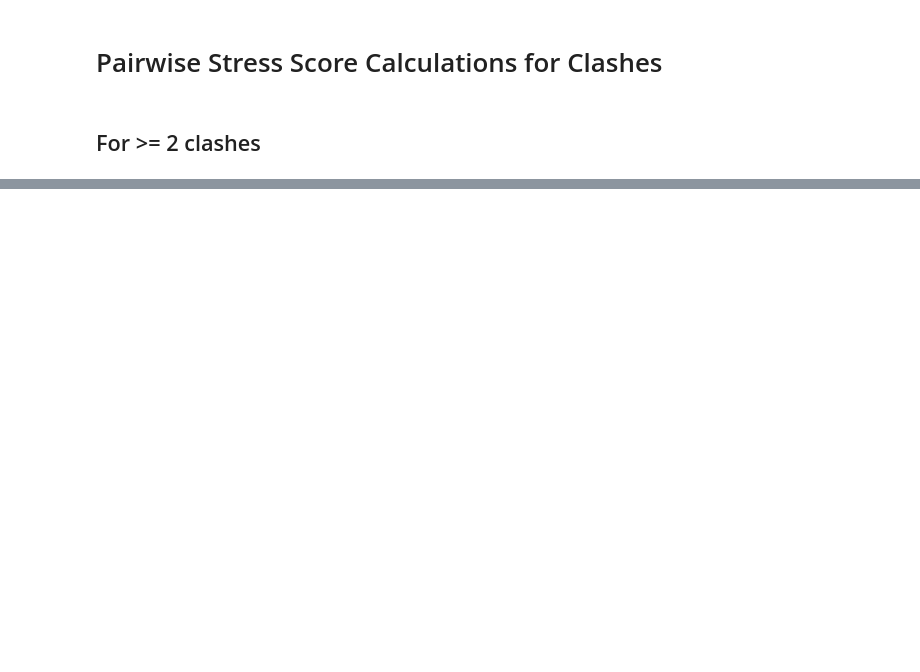
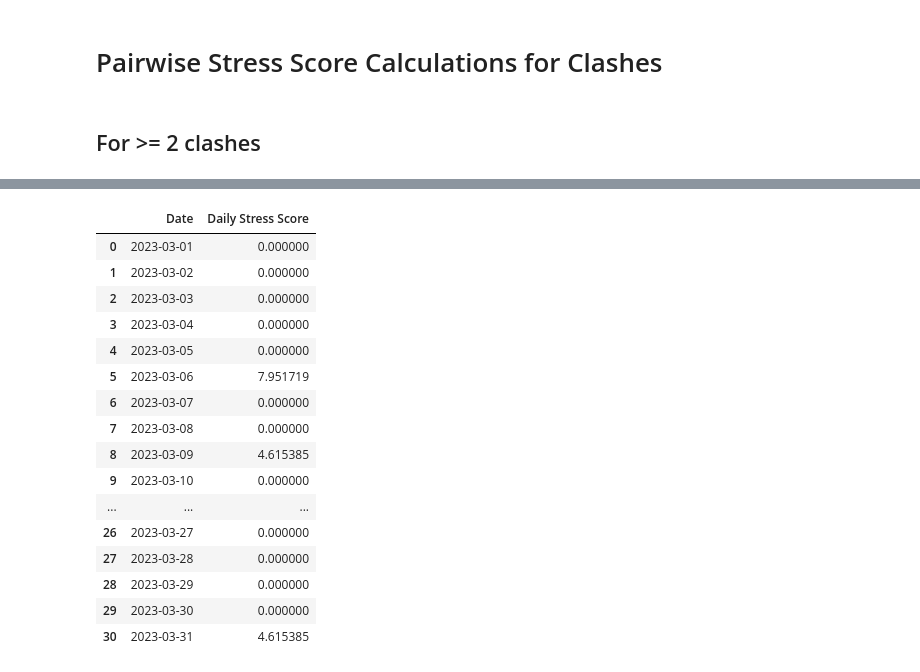
Before and after one commit to xuan-jun/PlanNUS, a Jupyter notebook: Model/Stress Algorithm_duplicates-Working-Copy.ipynb, the cells around one changed output, grey strips where cells are left out. Saved outputs shown, nothing was run; the diff lists cells and outputs as text; code cells hidden in the pictures; blank space fills up the shorter version.

```diff
--- a/Model/Stress Algorithm_duplicates-Working-Copy.ipynb
+++ b/Model/Stress Algorithm_duplicates-Working-Copy.ipynb
@@ -183,0 +235,10 @@ ValueError: The truth value of a Series is ambiguous. Use a.empty, a.bool(), a.i
+# %%
+# convert a date to its semester code
+# to filter out assignments with incorrect due date (due date not in the semester)
+def date_to_sem(date):
+    year = date.year
+    if date.month < 6:
+        sem = str(year-1)[-2:] + '20'
+    else:
+        sem = str(year)[-2:] + '10'
+    return int(sem)
@@ -183,0 +306,11 @@ ValueError: The truth value of a Series is ambiguous. Use a.empty, a.bool(), a.i
+# %%
+def date_range(start_date, end_date):
+
+    days = []
+    current_date = start_date
+
+    while current_date <= end_date:
+        days.append(current_date)
+        current_date += timedelta(days=1)
+
+    return days
@@ -183,0 +329,32 @@ ValueError: The truth value of a Series is ambiguous. Use a.empty, a.bool(), a.i
+# %%
+def multiple_days(instructor_scores, instructor, start_date, end_date):
+    days = date_range(start_date, end_date)
+
+    data = []
+    for d in days:
+        date = d
+        daily_score = daily_stress_score(instructor_scores, instructor, d)
+        data.append({'Date': date, 'Daily Stress Score': daily_score})
+
+    daily_scores_df = pd.DataFrame(data)
+    return daily_scores_df
+# %%
+multiple_days(instructor_scores, 'Ching Hway Lim', pd.to_datetime('2023-03-01'), pd.to_datetime('2023-03-31'))
+# %% [output]
+|  | Date | Daily Stress Score |
+| 0 | 2023-03-01 | 0.000000 |
+| 1 | 2023-03-02 | 0.000000 |
+| 2 | 2023-03-03 | 0.000000 |
+| 3 | 2023-03-04 | 0.000000 |
+| 4 | 2023-03-05 | 0.000000 |
+| 5 | 2023-03-06 | 7.951719 |
+| 6 | 2023-03-07 | 0.000000 |
+| 7 | 2023-03-08 | 0.000000 |
+| 8 | 2023-03-09 | 4.615385 |
+| 9 | 2023-03-10 | 0.000000 |
+| ... | ... | ... |
+| 26 | 2023-03-27 | 0.000000 |
+| 27 | 2023-03-28 | 0.000000 |
+| 28 | 2023-03-29 | 0.000000 |
+| 29 | 2023-03-30 | 0.000000 |
+| 30 | 2023-03-31 | 4.615385 |
```
Also changed, not shown: parts of 27 cells of this notebook.
